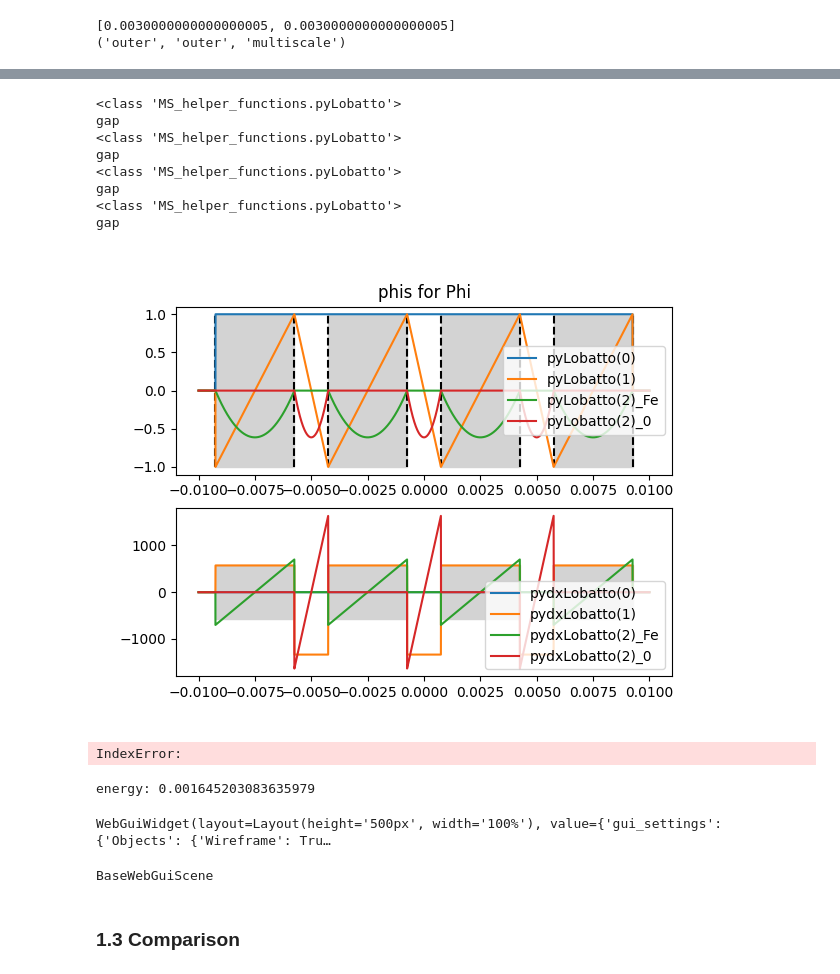
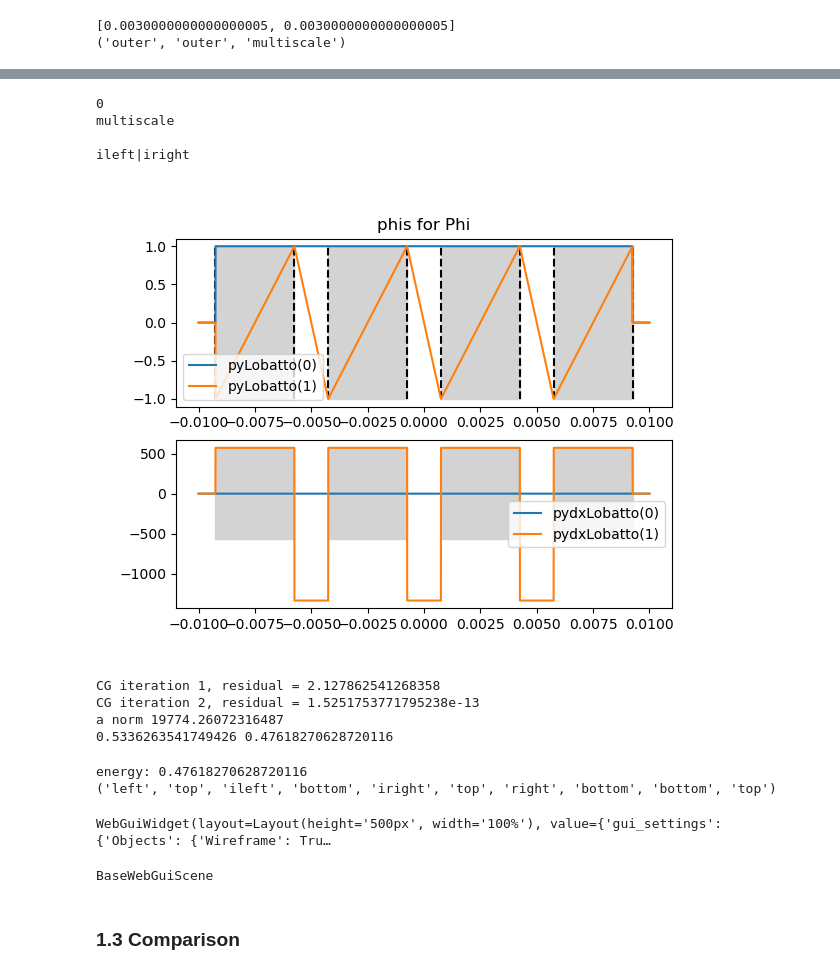
Before and after one commit to vhanser/ngsolveexample, a Jupyter notebook: content/multiscale/multiscale2DAll.ipynb, the cells around one changed output, grey strips where cells are left out. Cells and saved outputs as stored; diff of their text form; code cells hidden in the pictures.

```diff
--- a/content/multiscale/multiscale2DAll.ipynb
+++ b/content/multiscale/multiscale2DAll.ipynb
@@ -64,7 +64,7 @@ import importlib
 import meshGen as mg
 mg = importlib.reload(mg)
 mesh2DLaminates = mg.mesh2DLaminates
-cMeshRef = mesh2DLaminates(D, d, ff, numSheets, multiscale=False, maxh_edges=[maxh_edges, 20], fullProblemX=True, onlySmooth = onlySmooth, onlyRough = onlyRough, rotated=rotated, modelHalfAir=modelHalfAir, quad_dominated=False)
+cMeshRef = mesh2DLaminates(D, d, ff, numSheets, multiscale=False, maxh_edges=[maxh_edges, maxh_edges], fullProblemX=True, onlySmooth = onlySmooth, onlyRough = onlyRough, rotated=rotated, modelHalfAir=modelHalfAir, quad_dominated=False)
 meshRef = cMeshRef.mesh
 print("Boundaries", set(meshRef.GetBoundaries()))
 print("Materials", set(meshRef.GetMaterials()))
@@ -163,7 +163,7 @@ cl_Phi.mesh = meshMS
 
 cl_Phi.modelHalfAir = modelHalfAir
 cl_Phi.orientation = 1 if rotated else 0
-
+print(cl_Phi.orientation)
 if False:
     from cempy.phiFunctions import Lobatto, dxLobatto
     cl_Phi.phiFunction = Lobatto
@@ -172,6 +172,8 @@ else:
     cl_Phi.phiFunction = pyLobatto
     cl_Phi.dzPhiFunction = pydxLobatto
 
+
+phi0 = cl_Phi(0).phi
 
 
 def calcMultiscale(useGradients=True, drawPhis=True):
@@ -182,17 +184,26 @@ def calcMultiscale(useGradients=True, drawPhis=True):
     roughbnd = "left|right" if rotated else "top|bottom"
     smoothbnd = "itop|ibottom" if rotated else "ileft|iright"
 
+    if onlySmooth:
+        roughbnd = ""
+
+    print(domains)
+    print(roughbnd)
+    print(smoothbnd)
+
     # microshape functions
     orderPhi = [
-            cl_Phi(0, fes_order=2, material=domains, dirichlet=roughbnd, useGradients=True, useAbsolutes=True),
-            cl_Phi(1, fes_order=2, material=domains, dirichlet=roughbnd, useGradients=True, useAbsolutes=True),
+            cl_Phi(0, fes_order=0, material=domains, dirichlet="left|right", useGradients=True, useAbsolutes=True),
 
-            cl_Phi(2, fes_order=2, material=domains, dirichlet=roughbnd, inAir=False, useGradients=True, modelHalfAir=False),
-            cl_Phi(2, fes_order=2, material=domains, dirichlet=roughbnd, inIron=False, useGradients=True, modelHalfAir=False),
+            cl_Phi(1, fes_order=0, material=domains, dirichlet=roughbnd, useGradients=False, useAbsolutes=True),
+
+            # cl_Phi(2, fes_order=2, material=domains, dirichlet=roughbnd, inAir=False, useGradients=True, modelHalfAir=False),
+            # cl_Phi(2, fes_order=2, material=domains, dirichlet=roughbnd, inIron=False, useGradients=True, modelHalfAir=False),
 
             # cl_Phi(4, fes_order=1, material="multiscale|gap", dirichlet=roughbnd, useGradients=True, inAir=False, modelHalfAir=False),
             # cl_Phi(4, fes_order=1, material="multiscale|gap", dirichlet=roughbnd, useGradients=True, inIron=False, modelHalfAir=False),
         ]
+
 
     if drawPhis:
         cl_Phi.plotEvaluated(orderPhi, nFig=1)
@@ -212,30 +223,29 @@ def calcMultiscale(useGradients=True, drawPhis=True):
     sol = GridFunction(VSpace, "sol")
 
 
-    cl_gradgradMS = gradgradMS(orderPhi, sol, addPhi0Outer=False, secondOrder=False, istart=1)
+    cl_gradgradMS = gradgradMS(orderPhi, sol, addPhi0Outer=True, secondOrder=False)
 
-    a = BilinearForm(VSpace, symmetric=False)
+    a = BilinearForm(VSpace, symmetric=True)
     f = LinearForm(VSpace)
 
     a += lambda1  * grad(cl_gradgradMS.trials[0]) * grad(cl_gradgradMS.tests[0]) * dx("outer")
-    a += getIntegrand4BFI(cl_gradgradMS.gradu, cl_gradgradMS.gradv, lambda2, lambda1, force_full_Phi=True, force_num_int=True) * dx("multiscale")
-    a += getIntegrand4BFI(cl_gradgradMS.gradu, cl_gradgradMS.gradv, lambda1, lambda1, force_full_Phi=True, force_num_int=True) * dx("gap")
+    a += getIntegrand4BFI(cl_gradgradMS.gradu[1:], cl_gradgradMS.gradv[1:], lambda2, lambda1, force_full_Phi=True, force_num_int=True) * dx("multiscale")
+    a += getIntegrand4BFI(cl_gradgradMS.gradu[1:], cl_gradgradMS.gradv[1:], lambda1, lambda1, force_full_Phi=True, force_num_int=True) * dx("gap")
     # a += getIntegrand4BFI(cl_gradgradMS.gradu, cl_gradgradMS.gradv, lambda1, lambda1, force_full_Phi=False, modelHalfAir=False, force_num_int=True) * dx("gap")
 
 
-    trials = cl_gradgradMS.trials
-    tests = cl_gradgradMS.tests
 
     h = specialcf.mesh_size
     n = specialcf.normal(meshMS.dim)
-    alpha = 10
+    alpha = 4.5
     # couple u
     if True:
         #[u][v]
-        a += alpha*order0**2/h  * getIntegrand4BFI(cl_gradgradMS.u, cl_gradgradMS.v,  1, 1, force_full_Phi=True, modelHalfAir=False, force_num_int=True)  *ds(smoothbnd)
-        a += -alpha*order0**2/h  * getIntegrand4BFI(cl_gradgradMS.u, [tests[0]],  1, 1, force_full_Phi=True, modelHalfAir=False, force_num_int=True)  *ds(smoothbnd)
-        a += alpha*order0**2/h  * getIntegrand4BFI([trials[0]], [tests[0]],  1, 1, force_full_Phi=True, modelHalfAir=False, force_num_int=True)  *ds(smoothbnd)
-        a += -alpha*order0**2/h  * getIntegrand4BFI([trials[0]], cl_gradgradMS.v,  1, 1, force_full_Phi=True, modelHalfAir=False, force_num_int=True)  *ds(smoothbnd)
+        tmp = slice(1, 4)
+        a += alpha*order0**2/h  * getIntegrand4BFI(cl_gradgradMS.u[tmp], cl_gradgradMS.v[tmp],  1, 1, force_full_Phi=True, modelHalfAir=False, force_num_int=True)  *ds(smoothbnd)
+        a += -alpha*order0**2/h  * getIntegrand4BFI(cl_gradgradMS.u[tmp], cl_gradgradMS.v[:1],  1, 1, force_full_Phi=True, modelHalfAir=False, force_num_int=True)  *ds(smoothbnd)
+        a += alpha*order0**2/h  * getIntegrand4BFI(cl_gradgradMS.u[:1], cl_gradgradMS.v[:1],  1, 1, force_full_Phi=True, modelHalfAir=False, force_num_int=True)  *ds(smoothbnd)
+        a += -alpha*order0**2/h  * getIntegrand4BFI(cl_gradgradMS.u[:1], cl_gradgradMS.v[tmp],  1, 1, force_full_Phi=True, modelHalfAir=False, force_num_int=True)  *ds(smoothbnd)
 
 
     if False:
@@ -257,10 +267,10 @@ def calcMultiscale(useGradients=True, drawPhis=True):
     # couple fluxes
     if False:
         # [dn u] [ dn v]
-        a += alpha*order0**2/h  * getIntegrand4BFI(cl_gradgradMS.gradu_trace_n, cl_gradgradMS.gradv_trace_n,  lambda2, lambda1, force_full_Phi=True, modelHalfAir=False, force_num_int=True)  *ds(smoothbnd)
-        a += -alpha*order0**2/h  * getIntegrand4BFI(cl_gradgradMS.gradu_trace_n, [cl_gradgradMS.gradv_trace_n[0]],  lambda2, lambda1, force_full_Phi=True, modelHalfAir=False, force_num_int=True)  *ds(smoothbnd)
-        a += alpha*order0**2/h  * getIntegrand4BFI([cl_gradgradMS.gradu_trace_n[0]], [cl_gradgradMS.gradv_trace_n[0]],  lambda2, lambda1, force_full_Phi=True, modelHalfAir=False, force_num_int=True)  *ds(smoothbnd)
-        a += -alpha*order0**2/h  * getIntegrand4BFI([cl_gradgradMS.gradu_trace_n[0]], cl_gradgradMS.gradv_trace_n,  lambda2, lambda1, force_full_Phi=True, modelHalfAir=False, force_num_int=True)  *ds(smoothbnd)
+        a += alpha*order0**2/h  * getIntegrand4BFI(cl_gradgradMS.gradu_trace_n[1:], cl_gradgradMS.gradv_trace_n[1:],  lambda2, lambda1, force_full_Phi=True, modelHalfAir=False, force_num_int=True)  *ds(smoothbnd)
+        a += -alpha*order0**2/h  * getIntegrand4BFI(cl_gradgradMS.gradu_trace_n[1:], cl_gradgradMS.gradv_trace_n[:1],  lambda2, lambda1, force_full_Phi=True, modelHalfAir=False, force_num_int=True)  *ds(smoothbnd)
+        a += alpha*order0**2/h  * getIntegrand4BFI(cl_gradgradMS.gradu_trace_n[:1], cl_gradgradMS.gradv_trace_n[:1],  lambda2, lambda1, force_full_Phi=True, modelHalfAir=False, force_num_int=True)  *ds(smoothbnd)
+        a += -alpha*order0**2/h  * getIntegrand4BFI(cl_gradgradMS.gradu_trace_n[:1], cl_gradgradMS.gradv_trace_n[:1],  lambda2, lambda1, force_full_Phi=True, modelHalfAir=False, force_num_int=True)  *ds(smoothbnd)
 
 
     # couple hesse
@@ -279,50 +289,51 @@ def calcMultiscale(useGradients=True, drawPhis=True):
         a += getIntegrand4BFI(cl_gradgradMS.gradu_trace_n, [cl_gradgradMS.hesse_v_trace_nn[0]],  lambda2, lambda1, force_full_Phi=True, modelHalfAir=False, force_num_int=True)  *ds(smoothbnd)
         a += -getIntegrand4BFI([cl_gradgradMS.gradu_trace_n[0]], [cl_gradgradMS.hesse_v_trace_nn[0]],  lambda2, lambda1, force_full_Phi=True, modelHalfAir=False, force_num_int=True)  *ds(smoothbnd)
 
 
     prec = Preconditioner(a,type="direct")
 
 
     # dirichlet boundary values
     sol.components[0].Set(1 * x/Norm(x), BND)
     sol.components[1].Set(1 * x/Norm(x), BND)
 
     solvers.BVP(bf = a, lf= f, pre=prec, gf=sol, maxsteps=10)
 
     energy =  Integrate(getIntegrand4BFI(cl_gradgradMS.gradsol_pack, cl_gradgradMS.gradsol_pack, lambda2, lambda1), meshMS,
                                                     definedon=meshMS.Materials("multiscale"))
 
     print("a norm", a.mat.AsVector().Norm())
     return sol, cl_gradgradMS.sol_pack, cl_gradgradMS.sol_comp, cl_gradgradMS.gradsol_comp, energy, cl_gradgradMS
 
 
 
 sol_MS, sol_pack_MS, sol_comp_MS, H_comp, energy_MS, cl_gradgradMS = calcMultiscale(False, drawPhis=True)
 H_MS = sum(H_comp)
 H_MS.Compile()
 print(energy_ref, energy_MS)
 # print(Integrate(Norm(sum(sol_comp_MS) - sol_ref), meshRef))
 
 
 u_MS = sum(sol_comp_MS)
 # %% [output]
-<class 'MS_helper_functions.pyLobatto'>
-gap
-<class 'MS_helper_functions.pyLobatto'>
-gap
-<class 'MS_helper_functions.pyLobatto'>
-gap
-<class 'MS_helper_functions.pyLobatto'>
-gap
+0
+multiscale
+
+ileft|iright
-[figure, old version]
+[figure, new version]
-IndexError:
+CG iteration 1, residual = 2.127862541268358
+CG iteration 2, residual = 1.5251753771795238e-13
+a norm 19774.26072316487
+0.5336263541749426 0.47618270628720116
 # %%
 print(f"energy:\t{energy_MS}")
+print(meshMS.GetBoundaries())
 Draw(u_MS, meshRef, settings={"Objects":{"Wireframe":True}, "deformation": 0.01})
 # Draw( Norm(H_MS), meshRef, settings={"Objects":{"Wireframe":False}, "deformation": False}, max = 200)
 # Draw( lam * Norm(H_MS), meshRef, settings={"Objects":{"Wireframe":False}, "deformation": False}, max=400)
 # %% [output]
-energy: 0.001645203083635979
+energy: 0.47618270628720116
+('left', 'top', 'ileft', 'bottom', 'iright', 'top', 'right', 'bottom', 'bottom', 'top')
 WebGuiWidget(layout=Layout(height='500px', width='100%'), value={'gui_settings': {'Objects': {'Wireframe': Tru…
 BaseWebGuiScene
 # %% [markdown]
```
Also changed, not shown: parts of 14 cells of this notebook, 1 other file.
